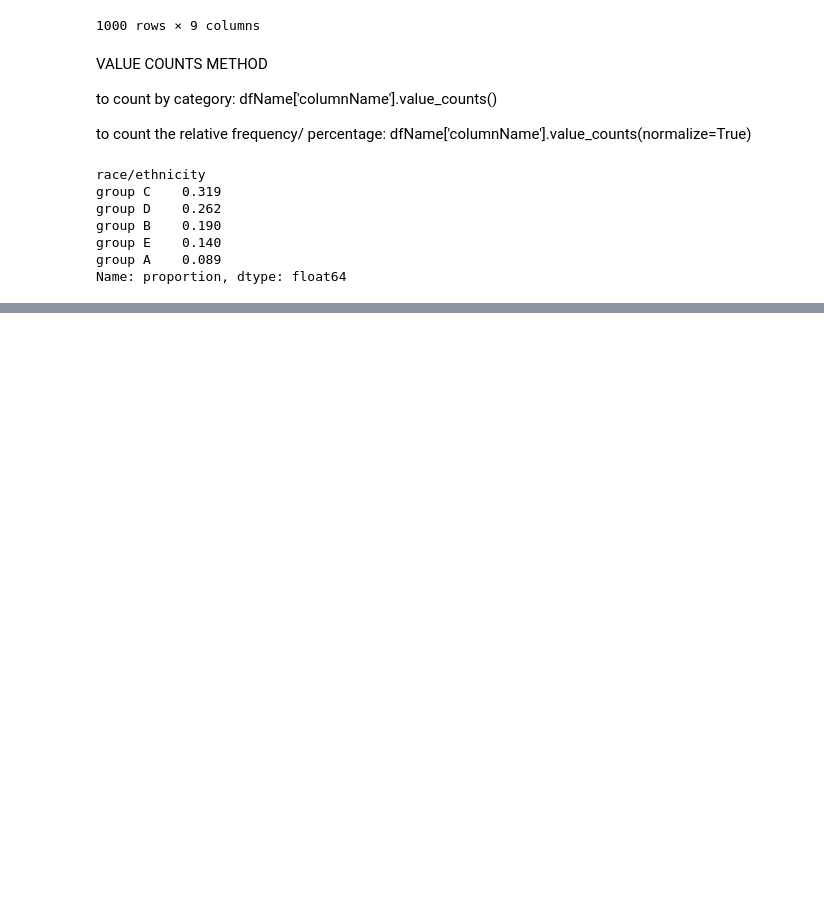
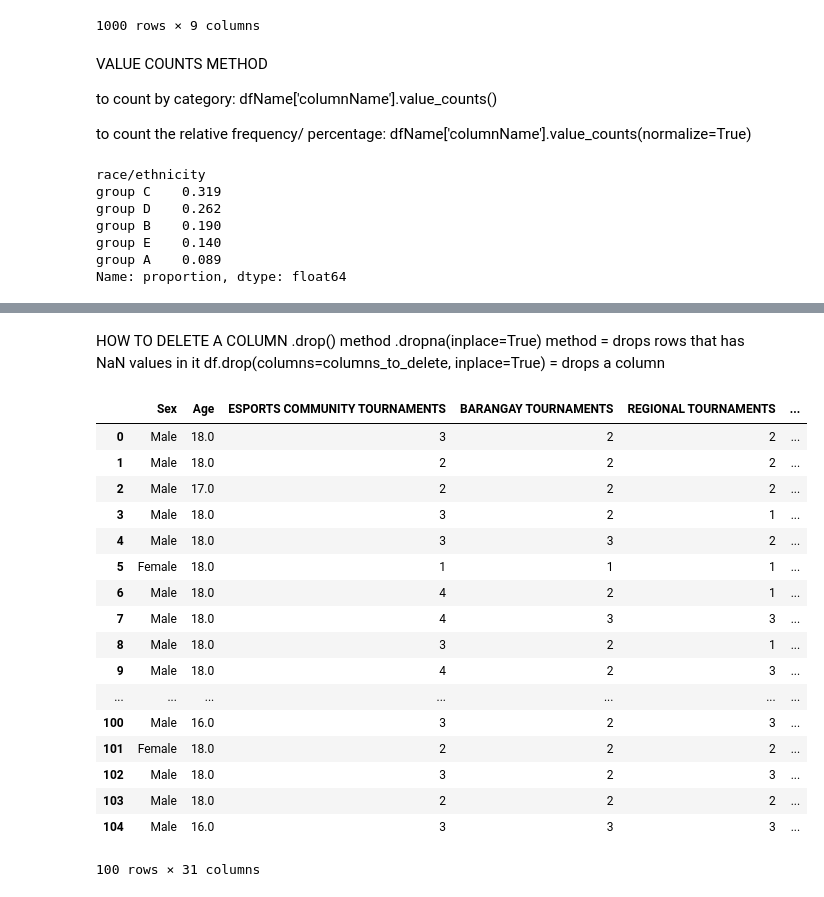
Before and after one commit to Alexander040105/self-learning-projects, a Jupyter notebook: csv_project/aral_pandas/trial.ipynb, the cells around one changed output, grey strips where cells are left out. Cells and saved outputs as stored; diff of their text form; code cells hidden in the pictures; blank space fills up the shorter version.

```diff
--- a/csv_project/aral_pandas/trial.ipynb
+++ b/csv_project/aral_pandas/trial.ipynb
@@ -346,0 +374,32 @@ Name: proportion, dtype: float64
+# %% [markdown]
+HOW TO DELETE A COLUMN
+.drop() method
+.dropna(inplace=True) method = drops rows that has NaN values in it
+df.drop(columns=columns_to_delete, inplace=True) = drops a column
+# %%
+import pandas as pd
+csv_file = pd.read_csv('python_csv\\tallying_research.csv')
+
+drop = ['Grade, Strand & Section', 'Timestamp']
+csv_file.drop(columns=drop, inplace=True)
+csv_file.dropna(inplace=True)
+csv_file
+# %% [output]
+|  | Sex | Age | ESPORTS COMMUNITY TOURNAMENTS | BARANGAY TOURNAMENTS | REGIONAL TOURNAMENTS | ... |
+| 0 | Male | 18.0 | 3 | 2 | 2 | ... |
+| 1 | Male | 18.0 | 2 | 2 | 2 | ... |
+| 2 | Male | 17.0 | 2 | 2 | 2 | ... |
+| 3 | Male | 18.0 | 3 | 2 | 1 | ... |
+| 4 | Male | 18.0 | 3 | 3 | 2 | ... |
+| 5 | Female | 18.0 | 1 | 1 | 1 | ... |
+| 6 | Male | 18.0 | 4 | 2 | 1 | ... |
+| 7 | Male | 18.0 | 4 | 3 | 3 | ... |
+| 8 | Male | 18.0 | 3 | 2 | 1 | ... |
+| 9 | Male | 18.0 | 4 | 2 | 3 | ... |
+| ... | ... | ... | ... | ... | ... | ... |
+| 100 | Male | 16.0 | 3 | 2 | 3 | ... |
+| 101 | Female | 18.0 | 2 | 2 | 2 | ... |
+| 102 | Male | 18.0 | 3 | 2 | 3 | ... |
+| 103 | Male | 18.0 | 2 | 2 | 2 | ... |
+| 104 | Male | 16.0 | 3 | 3 | 3 | ... |
+100 rows × 31 columns
```
Also changed, not shown: parts of 2 cells of this notebook, 1 other file.
